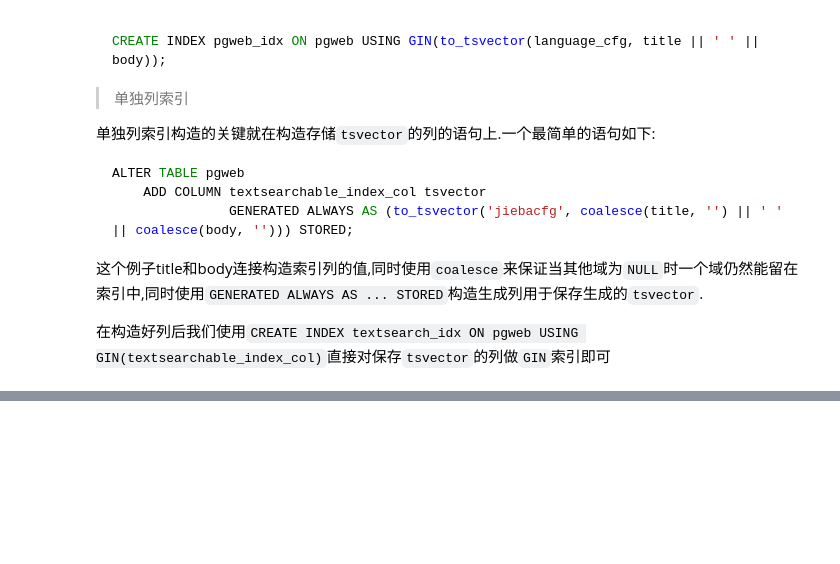
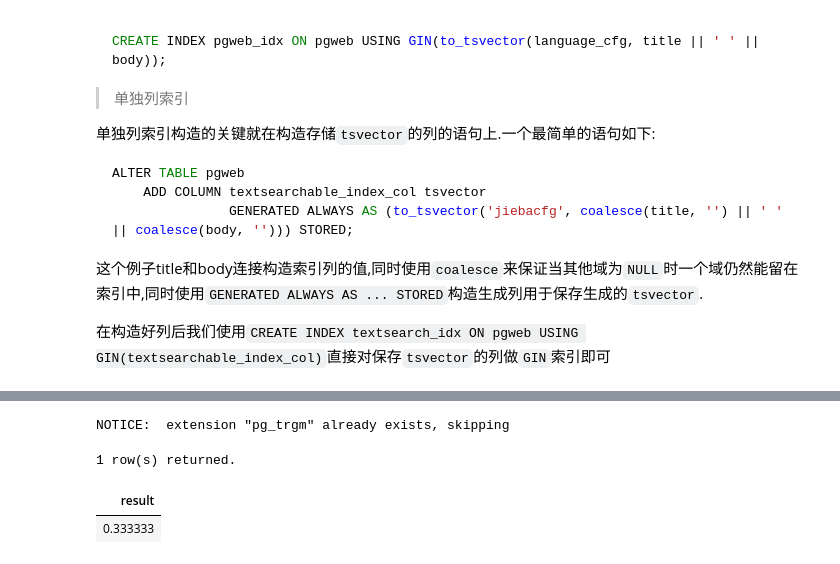
Before and after one commit to hsz1273327/TutorialForPostgreSQL, a Jupyter notebook: src/功能与特性/特色功能/全文搜索与模糊搜索.ipynb, the cells around one changed output, grey strips where cells are left out. Saved outputs shown, nothing was run; the diff lists cells and outputs as text; code cells hidden in the pictures; blank space fills up the shorter version.

```diff
--- a/src/功能与特性/特色功能/全文搜索与模糊搜索.ipynb
+++ b/src/功能与特性/特色功能/全文搜索与模糊搜索.ipynb
@@ -361,0 +385,10 @@ ALTER TABLE pgweb
+# %%
+CREATE EXTENSION IF NOT EXISTS pg_trgm
+# %% [output]
+NOTICE:  extension "pg_trgm" already exists, skipping
+# %%
+SELECT similarity('阿里巴巴集团', '阿里巴巴有限公司') as result
+# %% [output]
+1 row(s) returned.
+| result |
+| 0.333333 |
```
Also changed, not shown: parts of 10 cells of this notebook, 3 other files.
